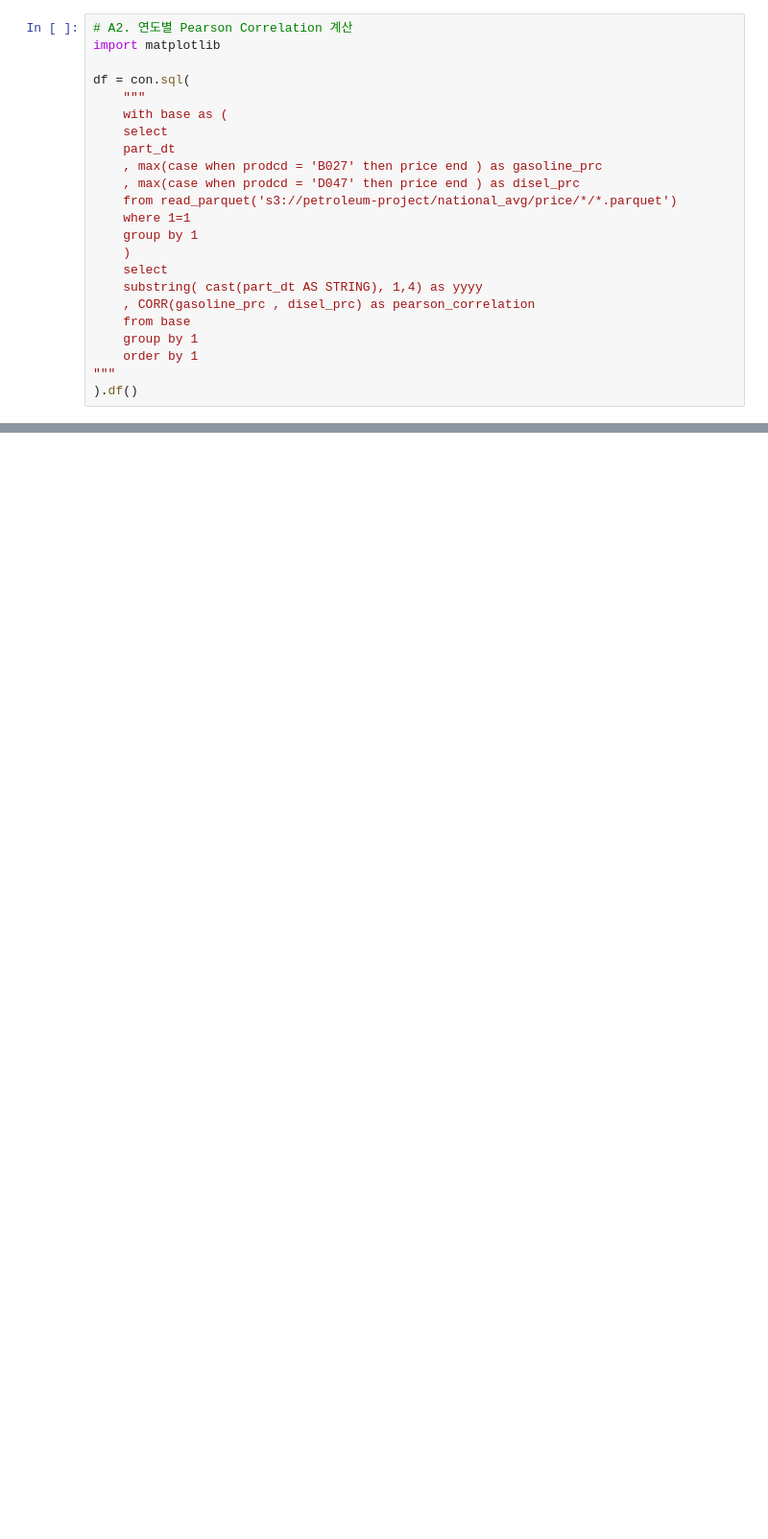
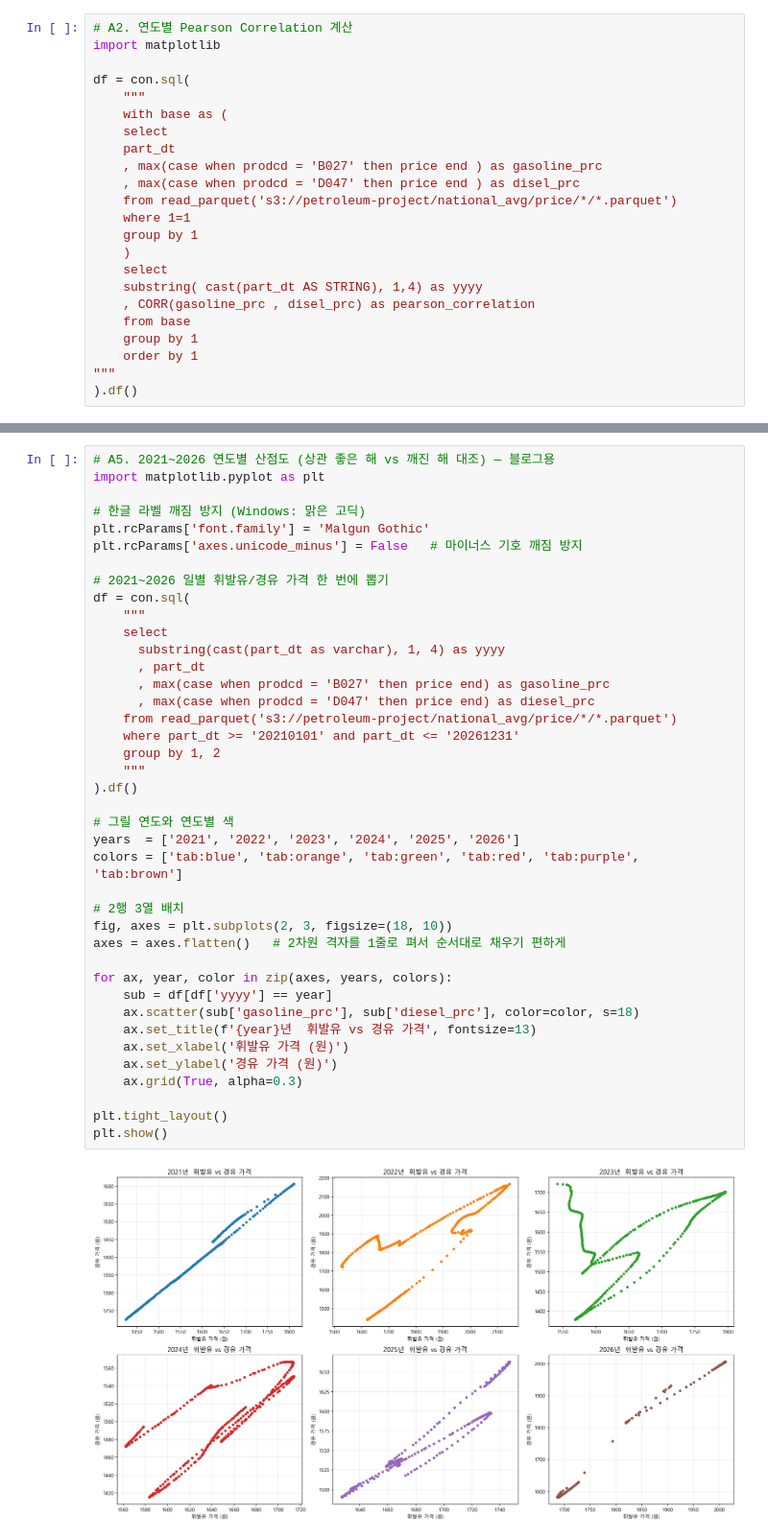
Before and after one commit to lomikwin/ds_project, a Jupyter notebook: playground/Pearson/Pearson.ipynb, the cells around one changed output, grey strips where cells are left out. Shown at 96% size. Saved outputs shown, nothing was run; the diff lists cells and outputs as text; blank space fills up the shorter version.

```diff
--- a/playground/Pearson/Pearson.ipynb
+++ b/playground/Pearson/Pearson.ipynb
@@ -226,0 +323,42 @@ display(df)
+# %%
+# A5. 2021~2026 연도별 산점도 (상관 좋은 해 vs 깨진 해 대조) — 블로그용
+import matplotlib.pyplot as plt
+
+# 한글 라벨 깨짐 방지 (Windows: 맑은 고딕)
+plt.rcParams['font.family'] = 'Malgun Gothic'
+plt.rcParams['axes.unicode_minus'] = False   # 마이너스 기호 깨짐 방지
+
+# 2021~2026 일별 휘발유/경유 가격 한 번에 뽑기
+df = con.sql(
+    """
+    select
+      substring(cast(part_dt as varchar), 1, 4) as yyyy
+      , part_dt
+      , max(case when prodcd = 'B027' then price end) as gasoline_prc
+      , max(case when prodcd = 'D047' then price end) as diesel_prc
+    from read_parquet('s3://petroleum-project/national_avg/price/*/*.parquet')
+    where part_dt >= '20210101' and part_dt <= '20261231'
+    group by 1, 2
+    """
+).df()
+
+# 그릴 연도와 연도별 색
+years  = ['2021', '2022', '2023', '2024', '2025', '2026']
+colors = ['tab:blue', 'tab:orange', 'tab:green', 'tab:red', 'tab:purple', 'tab:brown']
+
+# 2행 3열 배치
+fig, axes = plt.subplots(2, 3, figsize=(18, 10))
+axes = axes.flatten()   # 2차원 격자를 1줄로 펴서 순서대로 채우기 편하게
+
+for ax, year, color in zip(axes, years, colors):
+    sub = df[df['yyyy'] == year]
+    ax.scatter(sub['gasoline_prc'], sub['diesel_prc'], color=color, s=18)
+    ax.set_title(f'{year}년  휘발유 vs 경유 가격', fontsize=13)
+    ax.set_xlabel('휘발유 가격 (원)')
+    ax.set_ylabel('경유 가격 (원)')
+    ax.grid(True, alpha=0.3)
+
+plt.tight_layout()
+plt.show()
+# %% [output]
+[figure, added]
```
Also changed, not shown: parts of 11 cells of this notebook, 1 other file.
